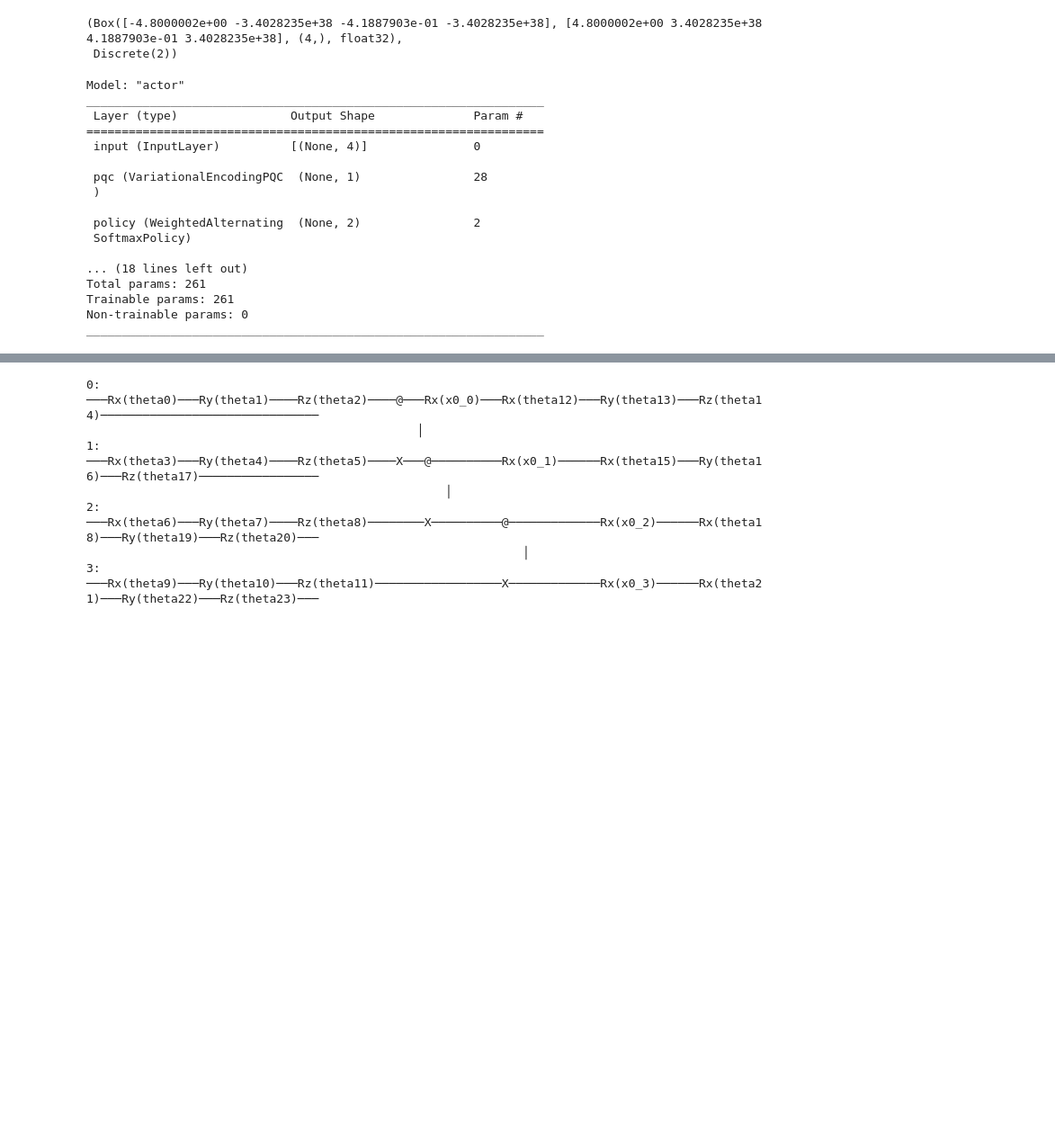
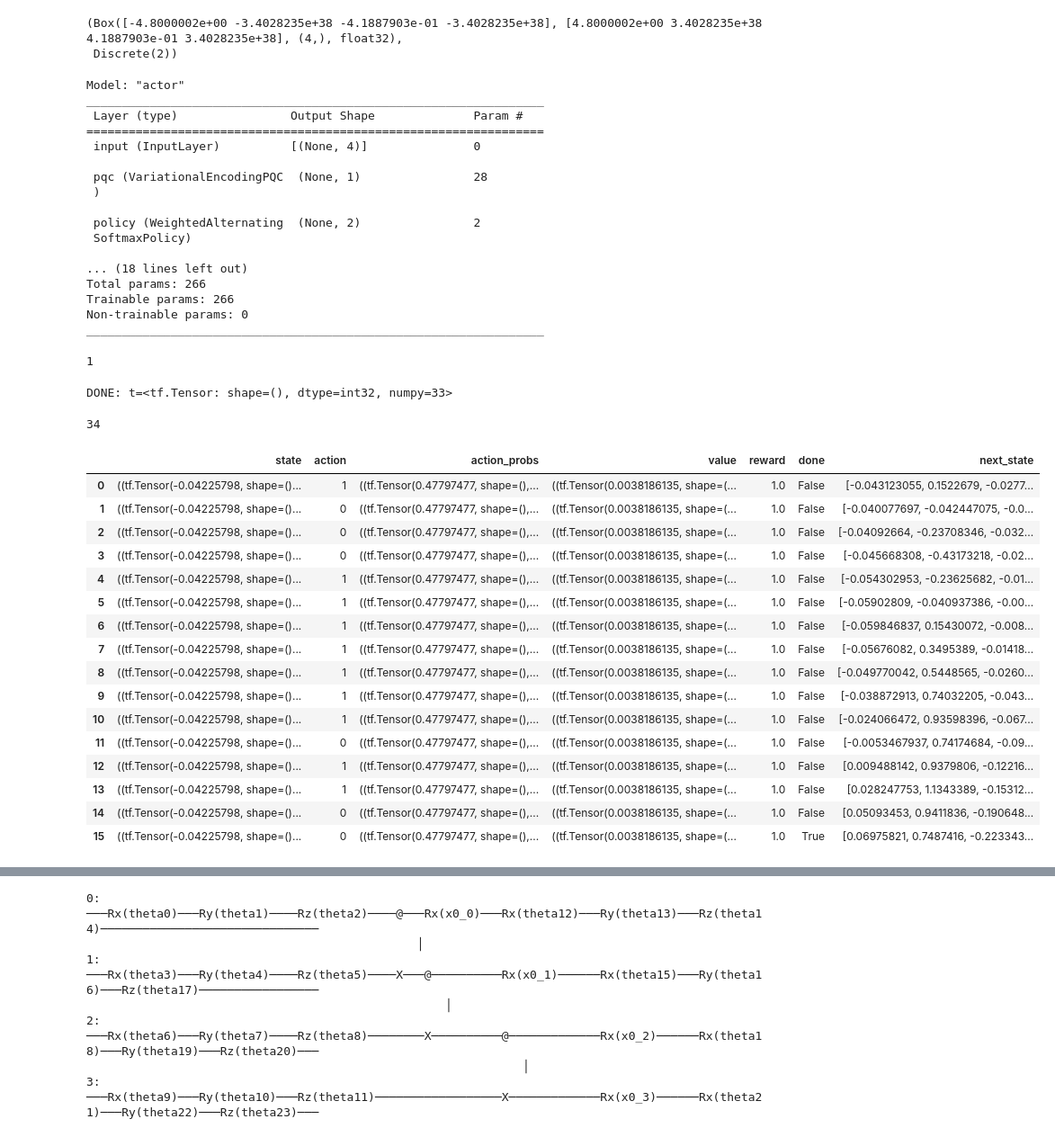
Before and after one commit to news-vt/eqmarl, a Jupyter notebook: qrl.ipynb, the cells around one changed output, grey strips where cells are left out. Shown at 90% size. Saved outputs shown, nothing was run; the diff lists cells and outputs as text; code cells hidden in the pictures; blank space fills up the shorter version.

```diff
--- a/qrl.ipynb
+++ b/qrl.ipynb
@@ -66,7 +115,7 @@ actor = QuantumActorVariationalEncoding(
 actor.summary()
 
 critic = ClassicalCriticDense(units=[5, 10, 15], name='critic')
-critic.build((None, 3))
+critic.build((None, *env.observation_space.shape))
 critic.summary()
 
 # model.build(input_shape=(None, n_qubits,))
@@ -95,7 +144,45 @@ _________________________________________________________________
  SoftmaxPolicy)
 
 ... (18 lines left out)
-Total params: 261
-Trainable params: 261
+Total params: 266
+Trainable params: 266
 Non-trainable params: 0
 _________________________________________________________________
+# %%
+t = tf.convert_to_tensor([[0.4815702 , 0.51842976], [0.51842976, 0.4815702]])
+tf.argmax(t, 1)
+np.random.choice(2, p=t[0].numpy())
+# %% [output]
+1
+# %%
+history = run_episode(
+    env=env,
+    max_steps=100,
+    actor=actor,
+    critic=critic,
+    action_selection_fn=lambda probs: np.random.choice(n_actions, p=t[0].numpy())
+)
+len(history)
+# %% [output]
+DONE: t=<tf.Tensor: shape=(), dtype=int32, numpy=33>
+34
+# %%
+pd.DataFrame(history)
+# %% [output]
+|  | state | action | action_probs | value | reward | done | next_state |
+| 0 | ((tf.Tensor(-0.04225798, shape=()... | 1 | ((tf.Tensor(0.47797477, shape=(),... | ((tf.Tensor(0.0038186135, shape=(... | 1.0 | False | [-0.043123055, 0.1522679, -0.0277... |
+| 1 | ((tf.Tensor(-0.04225798, shape=()... | 0 | ((tf.Tensor(0.47797477, shape=(),... | ((tf.Tensor(0.0038186135, shape=(... | 1.0 | False | [-0.040077697, -0.042447075, -0.0... |
+| 2 | ((tf.Tensor(-0.04225798, shape=()... | 0 | ((tf.Tensor(0.47797477, shape=(),... | ((tf.Tensor(0.0038186135, shape=(... | 1.0 | False | [-0.04092664, -0.23708346, -0.032... |
+| 3 | ((tf.Tensor(-0.04225798, shape=()... | 0 | ((tf.Tensor(0.47797477, shape=(),... | ((tf.Tensor(0.0038186135, shape=(... | 1.0 | False | [-0.045668308, -0.43173218, -0.02... |
+| 4 | ((tf.Tensor(-0.04225798, shape=()... | 1 | ((tf.Tensor(0.47797477, shape=(),... | ((tf.Tensor(0.0038186135, shape=(... | 1.0 | False | [-0.054302953, -0.23625682, -0.01... |
+| 5 | ((tf.Tensor(-0.04225798, shape=()... | 1 | ((tf.Tensor(0.47797477, shape=(),... | ((tf.Tensor(0.0038186135, shape=(... | 1.0 | False | [-0.05902809, -0.040937386, -0.00... |
+| 6 | ((tf.Tensor(-0.04225798, shape=()... | 1 | ((tf.Tensor(0.47797477, shape=(),... | ((tf.Tensor(0.0038186135, shape=(... | 1.0 | False | [-0.059846837, 0.15430072, -0.008... |
+| 7 | ((tf.Tensor(-0.04225798, shape=()... | 1 | ((tf.Tensor(0.47797477, shape=(),... | ((tf.Tensor(0.0038186135, shape=(... | 1.0 | False | [-0.05676082, 0.3495389, -0.01418... |
+| 8 | ((tf.Tensor(-0.04225798, shape=()... | 1 | ((tf.Tensor(0.47797477, shape=(),... | ((tf.Tensor(0.0038186135, shape=(... | 1.0 | False | [-0.049770042, 0.5448565, -0.0260... |
+| 9 | ((tf.Tensor(-0.04225798, shape=()... | 1 | ((tf.Tensor(0.47797477, shape=(),... | ((tf.Tensor(0.0038186135, shape=(... | 1.0 | False | [-0.038872913, 0.74032205, -0.043... |
+| 10 | ((tf.Tensor(-0.04225798, shape=()... | 1 | ((tf.Tensor(0.47797477, shape=(),... | ((tf.Tensor(0.0038186135, shape=(... | 1.0 | False | [-0.024066472, 0.93598396, -0.067... |
+| 11 | ((tf.Tensor(-0.04225798, shape=()... | 0 | ((tf.Tensor(0.47797477, shape=(),... | ((tf.Tensor(0.0038186135, shape=(... | 1.0 | False | [-0.0053467937, 0.74174684, -0.09... |
+| 12 | ((tf.Tensor(-0.04225798, shape=()... | 1 | ((tf.Tensor(0.47797477, shape=(),... | ((tf.Tensor(0.0038186135, shape=(... | 1.0 | False | [0.009488142, 0.9379806, -0.12216... |
+| 13 | ((tf.Tensor(-0.04225798, shape=()... | 1 | ((tf.Tensor(0.47797477, shape=(),... | ((tf.Tensor(0.0038186135, shape=(... | 1.0 | False | [0.028247753, 1.1343389, -0.15312... |
+| 14 | ((tf.Tensor(-0.04225798, shape=()... | 0 | ((tf.Tensor(0.47797477, shape=(),... | ((tf.Tensor(0.0038186135, shape=(... | 1.0 | False | [0.05093453, 0.9411836, -0.190648... |
+| 15 | ((tf.Tensor(-0.04225798, shape=()... | 0 | ((tf.Tensor(0.47797477, shape=(),... | ((tf.Tensor(0.0038186135, shape=(... | 1.0 | True | [0.06975821, 0.7487416, -0.223343... |
```
Also changed, not shown: parts of 8 cells of this notebook.
